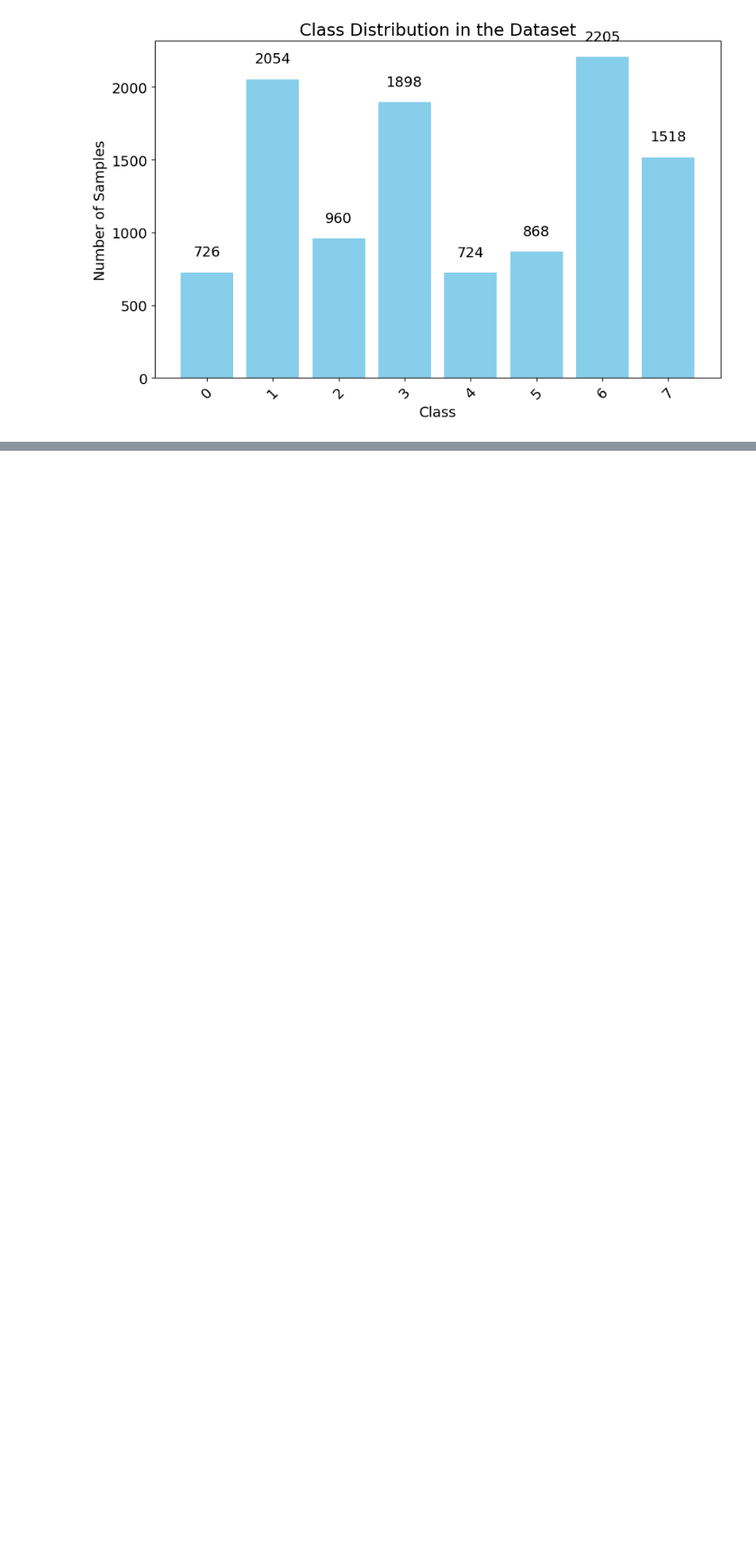
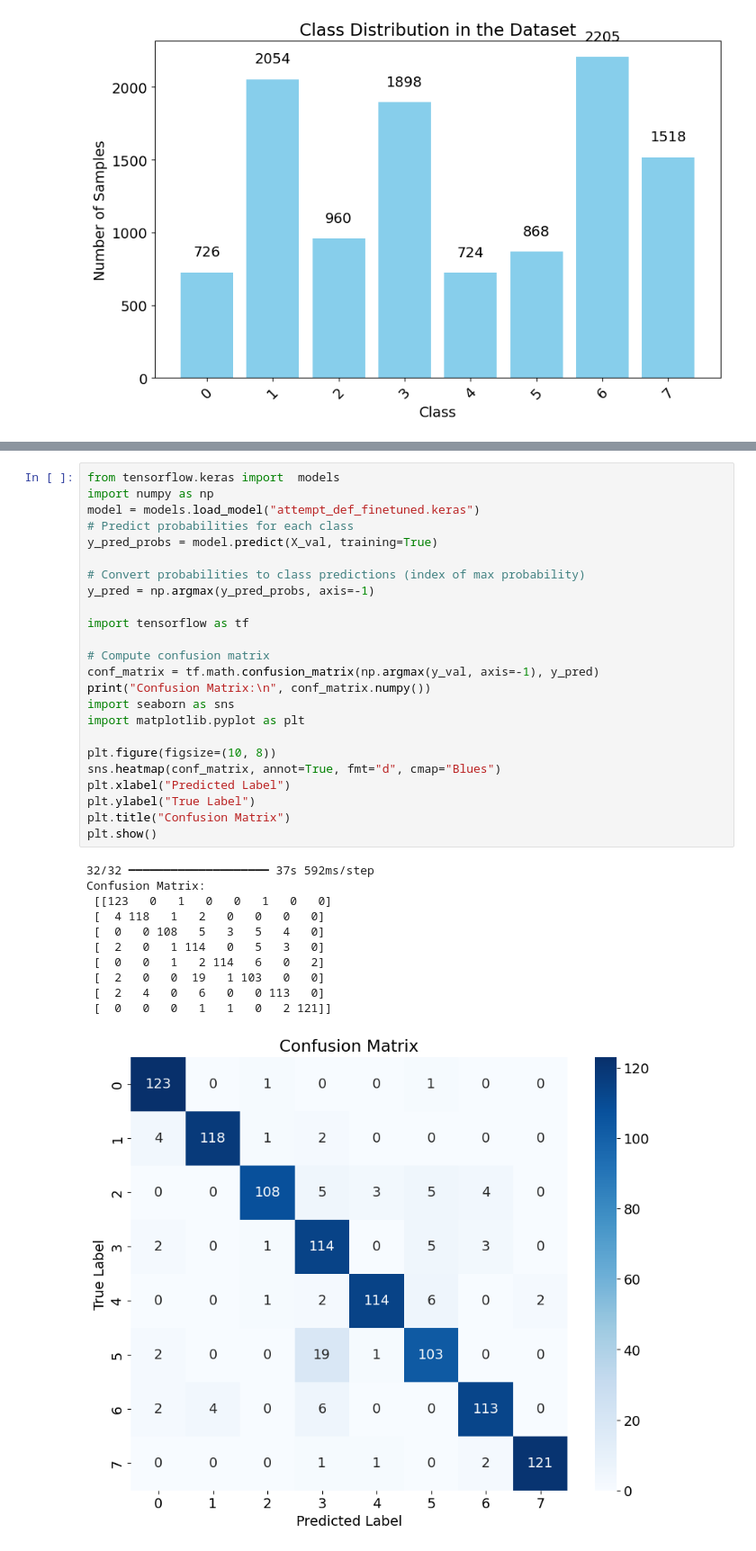
Before and after one commit to giovannaloro/AN2DL_PROJECT_2024_M2G, a Jupyter notebook: code/g_a.ipynb, the cells around one changed output, grey strips where cells are left out. Shown at 90% size. Drawn from its saved outputs; the diff is of its cells as text; blank space fills up the shorter version.

```diff
--- a/code/g_a.ipynb
+++ b/code/g_a.ipynb
@@ -466,3 +513,39 @@ model.save("attempt_x_finetuned.keras")
+# %%
+from tensorflow.keras import  models
+import numpy as np
+model = models.load_model("attempt_def_finetuned.keras")
+# Predict probabilities for each class
+y_pred_probs = model.predict(X_val, training=True)
+
+# Convert probabilities to class predictions (index of max probability)
+y_pred = np.argmax(y_pred_probs, axis=-1)
+
+import tensorflow as tf
+
+# Compute confusion matrix
+conf_matrix = tf.math.confusion_matrix(np.argmax(y_val, axis=-1), y_pred)
+print("Confusion Matrix:\n", conf_matrix.numpy())
+import seaborn as sns
+import matplotlib.pyplot as plt
+
+plt.figure(figsize=(10, 8))
+sns.heatmap(conf_matrix, annot=True, fmt="d", cmap="Blues")
+plt.xlabel("Predicted Label")
+plt.ylabel("True Label")
+plt.title("Confusion Matrix")
+plt.show()
+# %% [output]
+32/32 ━━━━━━━━━━━━━━━━━━━━ 37s 592ms/step
+Confusion Matrix:
+ [[123   0   1   0   0   1   0   0]
+ [  4 118   1   2   0   0   0   0]
+ [  0   0 108   5   3   5   4   0]
+ [  2   0   1 114   0   5   3   0]
+ [  0   0   1   2 114   6   0   2]
+ [  2   0   0  19   1 103   0   0]
+ [  2   4   0   6   0   0 113   0]
+ [  0   0   0   1   1   0   2 121]]
+[figure, added]
 # %%
 # file: model.py
 from tensorflow.keras import  models
```
Also changed, not shown: parts of 14 cells of this notebook.
